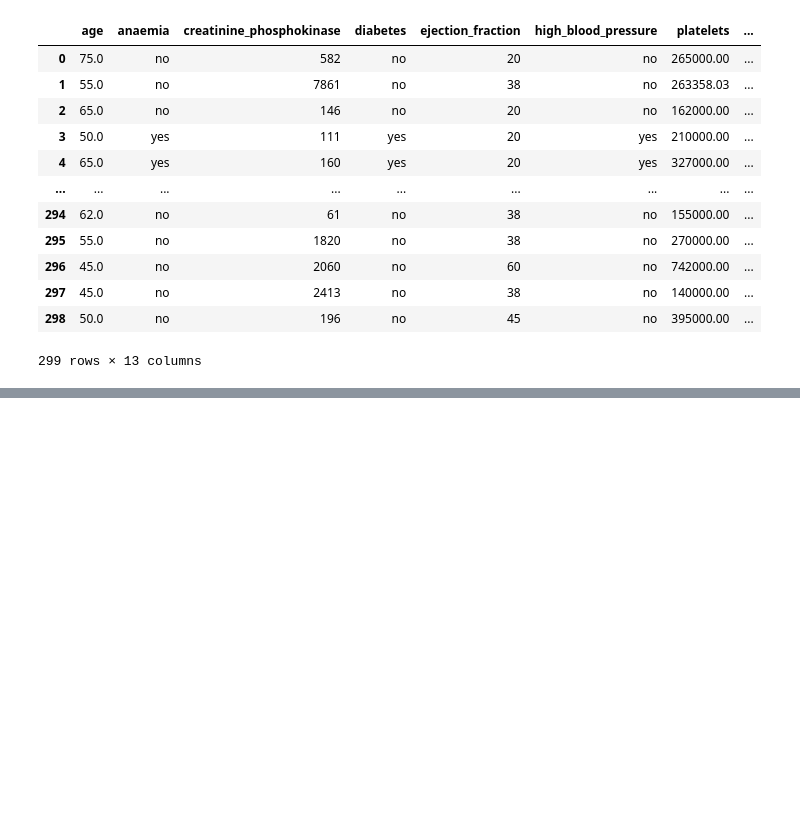
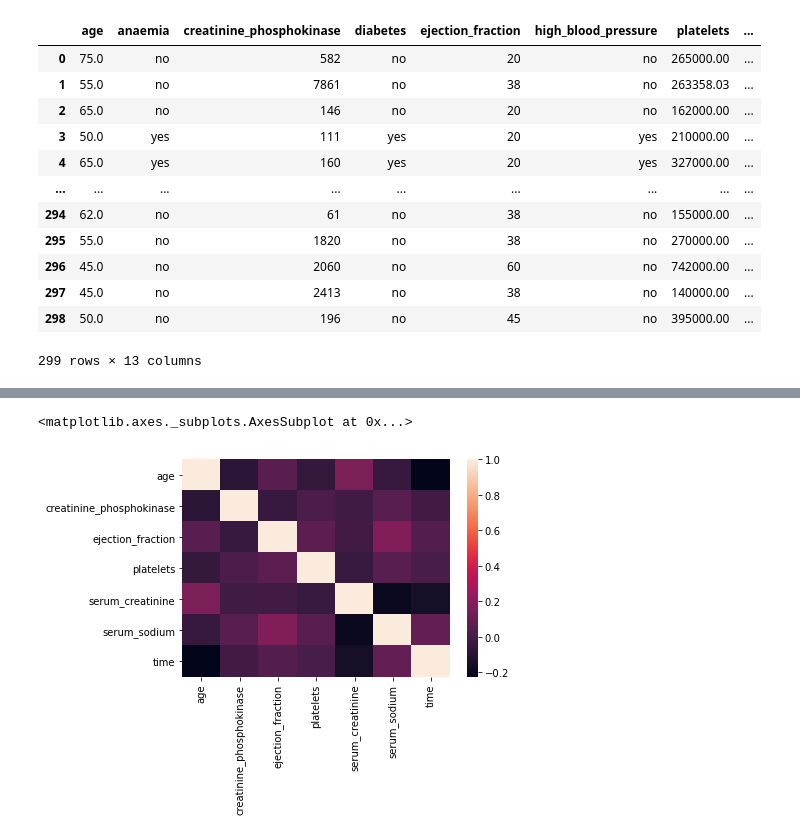
Before and after one commit to carolina-hirschheimer/Propensao-a-falhas-cardiacas, a Jupyter notebook: Análise Database.ipynb, the cells around one changed output, grey strips where cells are left out. Saved outputs shown, nothing was run; the diff lists cells and outputs as text; code cells hidden in the pictures; blank space fills up the shorter version.

```diff
--- a/Análise Database.ipynb
+++ b/Análise Database.ipynb
@@ -57,0 +233,5 @@ dados
+# %%
+sns.heatmap(dados.corr())
+# %% [output]
+<matplotlib.axes._subplots.AxesSubplot at 0x...>
+[figure, added]
```
Also changed, not shown: parts of 10 cells of this notebook, 1 other file.
